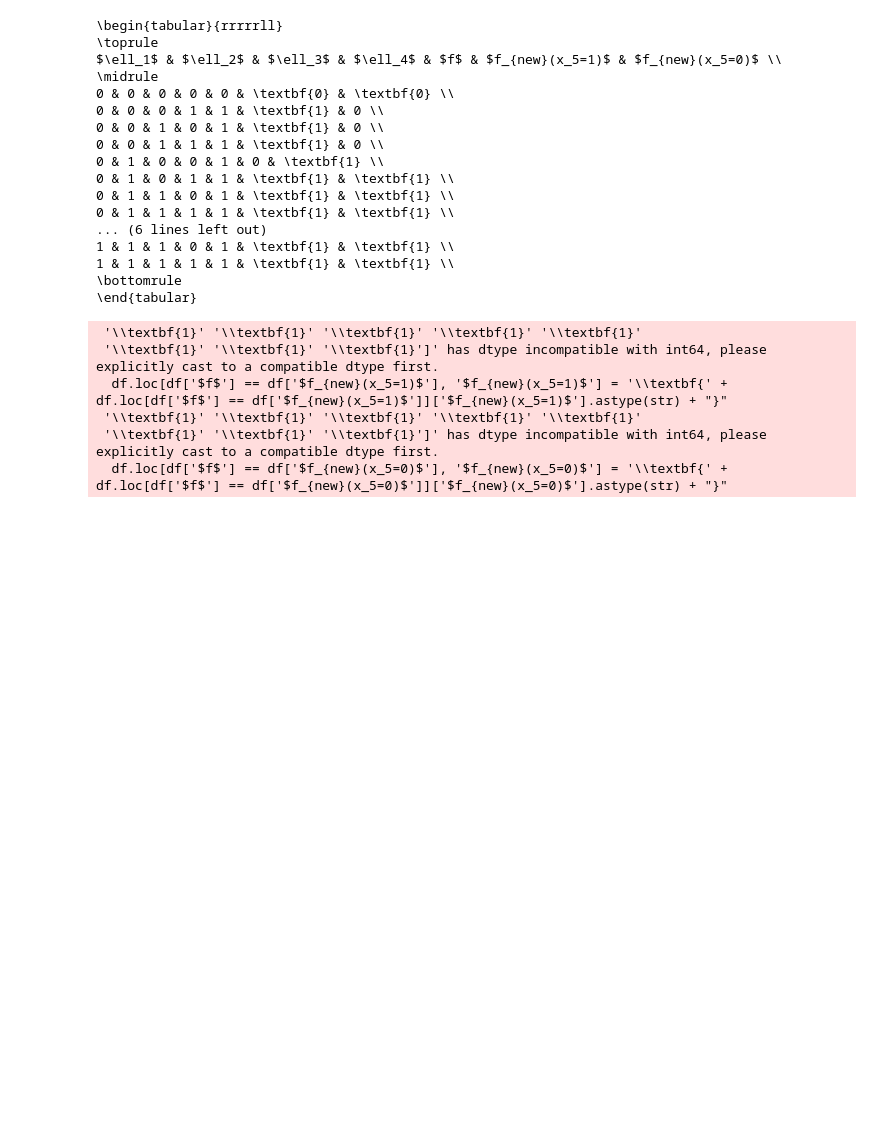
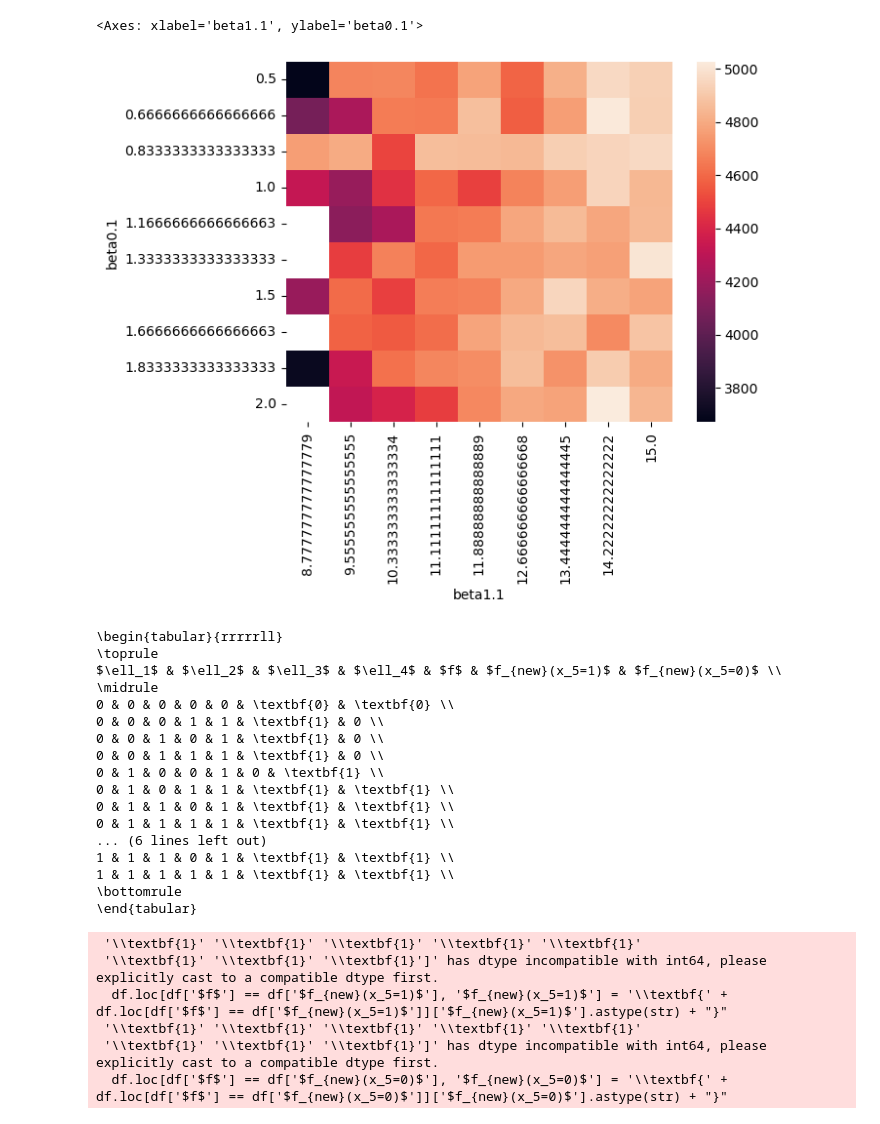
Before and after one commit to mxburns2022/Parallel-Ising-Analysis, a Jupyter notebook: truth_table.ipynb, the cells around one changed output. Cells and saved outputs as stored; diff of their text form; code cells hidden in the pictures; blank space fills up the shorter version.

Commit message:
added data

```diff
--- a/truth_table.ipynb
+++ b/truth_table.ipynb
@@ -89,0 +395,26 @@ array([[7.93021412e-04, 1.21332276e-01, 4.04440920e-01, 5.59873117e-01,
+# %%
+df = pd.read_csv('rng_euc2d_feasibility.csv')
+import matplotlib as mpl
+mpl.rcParams['font.size'] = 20
+fig, axs = plt.subplots(ncols=2, nrows=2, figsize=(20, 20), dpi=300)
+ax=axs[0][0]
+sns.lineplot(ax=ax, data=df.query('cities==20'), hue='blocks', x='Bandwidth (Gbps)', y='feasible', palette='tab10')
+ax.set_xscale('log')
+ax.set_title(f'20 Cities')
+
+ax=axs[0][1]
+sns.lineplot(ax=ax, data=df.query('cities==25'), hue='blocks', x='Bandwidth (Gbps)', y='feasible', palette='tab10')
+ax.set_xscale('log')
+ax.set_title(f'25 Cities')
+
+ax=axs[1][0]
+sns.lineplot(ax=ax, data=df.query('cities==30'), hue='blocks', x='Bandwidth (Gbps)', y='feasible', palette='tab10')
+ax.set_xscale('log')
+ax.set_title(f'30 Cities')
+
+ax=axs[1][1]
+sns.lineplot(ax=ax, data=df.query('cities==35'), hue='blocks', x='Bandwidth (Gbps)', y='feasible', palette='tab10')
+ax.set_xscale('log')
+ax.set_title(f'35 Cities')
+for ax in axs.flatten():
+    ax.set_ylabel('Proportion Feasible')
@@ -90,3 +470,9 @@ array([[7.93021412e-04, 1.21332276e-01, 4.04440920e-01, 5.59873117e-01,
+# %%
+df['feasible'] = feasible
+sns.heatmap(df.pivot_table(index='beta0.1', values='tours', columns='beta1.1', aggfunc='mean'))
+# %% [output]
+<Axes: xlabel='beta1.1', ylabel='beta0.1'>
+[figure, added]
 # %%
 import pandas as pd
 from itertools import product
```
Also changed, not shown: parts of 35 cells of this notebook, 13 other files.
